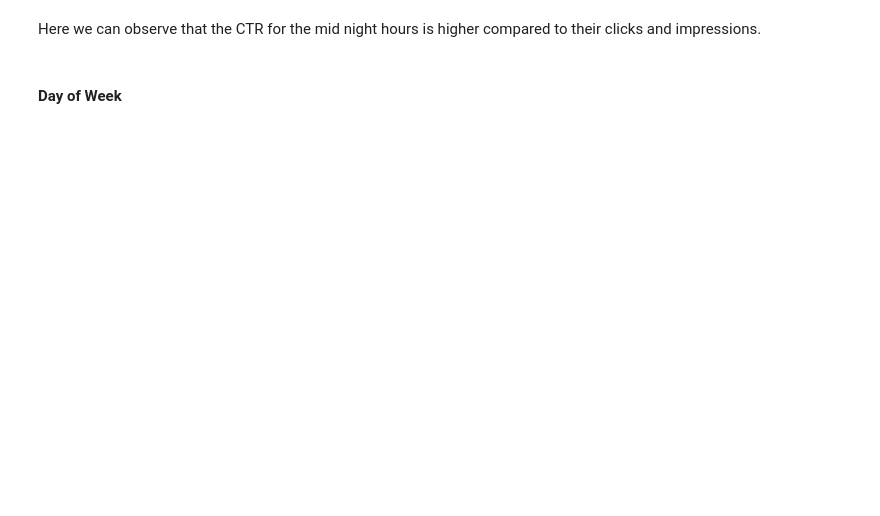
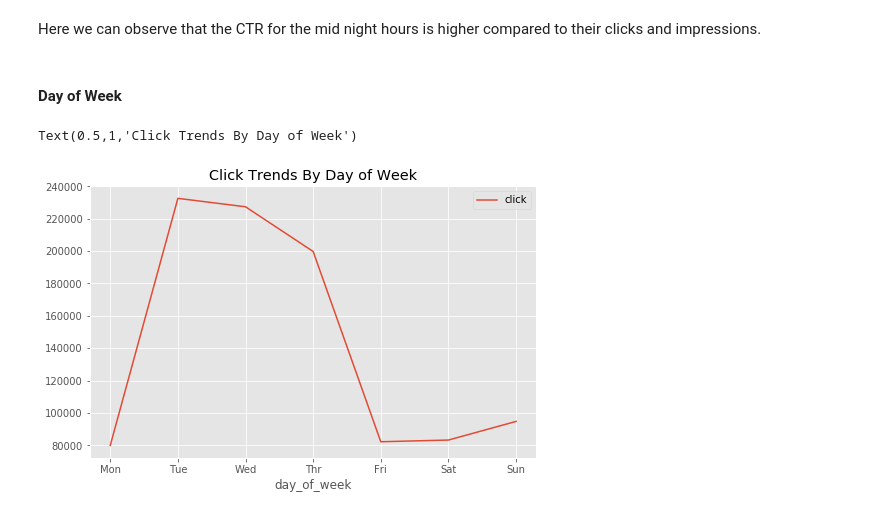
Before and after one commit to kshadep7/Click-Through-Rate-Predictions, a Jupyter notebook: Click Through Rate (CTR) Predictions.ipynb, the cells around one changed output. Cells and saved outputs as stored; diff of their text form; code cells hidden in the pictures; blank space fills up the shorter version.

```diff
--- a/Click Through Rate (CTR) Predictions.ipynb
+++ b/Click Through Rate (CTR) Predictions.ipynb
@@ -233,4 +233,12 @@ Here we can observe that the CTR for the mid night hours is higher compared to t
 #### Day of Week
 # %%
 train_data['day_of_week'] = train_data['hour'].apply(lambda val: val.weekday_name)
+# %%
+days = ['Monday', 'Tuesday', 'Wednesday', 'Thursday', 'Friday', 'Saturday', 'Sunday']
+train_data[['day_of_week', 'click']].groupby(['day_of_week']).count().reindex(days).plot(figsize = (8,5))
+plt.xticks(list(range(0,7,1)), "Mon Tue Wed Thr Fri Sat Sun".split())
+plt.title('Click Trends By Day of Week')
+# %% [output]
+Text(0.5,1,'Click Trends By Day of Week')
+[figure, added]
 # %%
```
Also changed, not shown: parts of 27 cells of this notebook.
